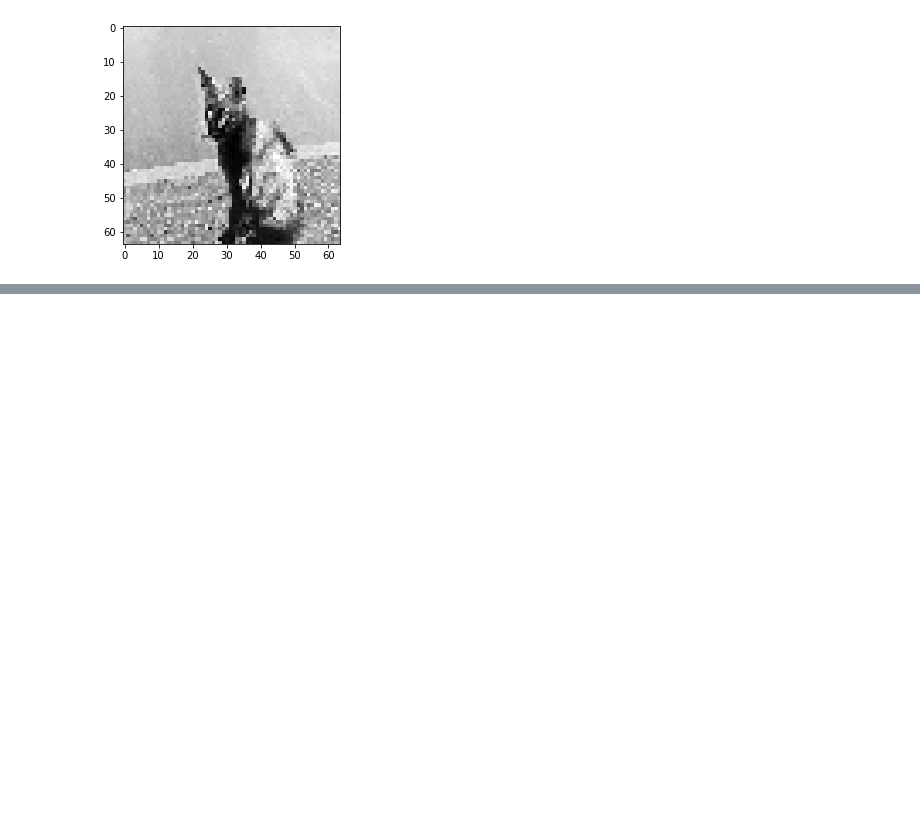
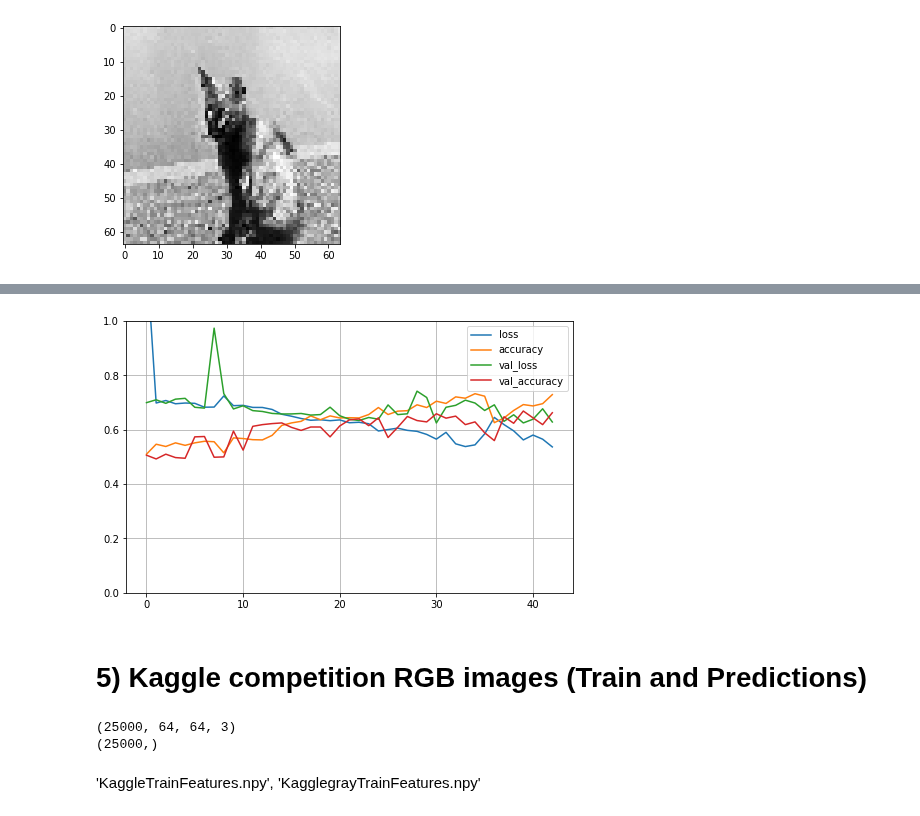
Before and after one commit to bblank70/MSDS422, a Jupyter notebook: Assignment7-DogsAndCats2.ipynb, the cells around one changed output, grey strips where cells are left out. Saved outputs shown, nothing was run; the diff lists cells and outputs as text; code cells hidden in the pictures; blank space fills up the shorter version.

```diff
--- a/Assignment7-DogsAndCats2.ipynb
+++ b/Assignment7-DogsAndCats2.ipynb
@@ -278,0 +316,23 @@ trainX, valX, trainy, valy
+# %%
+gray_model = keras.models.Sequential()
+#input convolutional layer
+gray_model.add(keras.layers.Conv2D(16, (8, 8),4, activation='relu',
+    padding='same', input_shape=(64, 64, 1)))
+gray_model.add(keras.layers.MaxPooling2D((2, 2)))
+
+#second convolutional and pooling layer with dropout
+gray_model.add(keras.layers.Conv2D(64, (3, 3),1, activation='relu',  padding='same',))
+gray_model.add(keras.layers.MaxPooling2D((2, 2)))
+gray_model.add(keras.layers.Dropout(0.5))
+
+#third convolutional layer with dropout
+gray_model.add(keras.layers.Conv2D(128, (3, 3),1, activation='relu',  padding='same',))
+gray_model.add(keras.layers.MaxPooling2D((2, 2)))
+gray_model.add(keras.layers.Dropout(0.5))
+
+#flatten and fully connected layer
+gray_model.add(keras.layers.Flatten())
+gray_model.add(keras.layers.Dense(128, activation='relu'))
+gray_model.add(keras.layers.Dropout(0.5))
+#output layer, binary response
+gray_model.add(keras.layers.Dense(1, activation='tanh'))
@@ -278,0 +343,6 @@ trainX, valX, trainy, valy
+# %%
+opt = tf.keras.optimizers.Adam(lr=0.000000001,  beta_1= 0.1)
+
+gray_model.compile(optimizer='adam',
+              loss='binary_crossentropy',
+              metrics=['accuracy'])
@@ -309,0 +384,3 @@ plt.show()
+# %%
+gray_history = gray_model.fit(gray_trainX, gray_trainy, epochs=100, callbacks=my_callbacks,
+                    validation_data=(gray_valX, gray_valy))
@@ -309,0 +405,20 @@ plt.show()
+# %%
+pd.DataFrame(gray_history.history).plot(figsize=(8,5))
+plt.grid(True)
+plt.gca().set_ylim(0,1)
+plt.show()
+# %% [output]
+[figure, added]
+# %% [markdown]
+# 5) Kaggle competition RGB images (Train and Predictions)
+# %%
+photos = np.load('KaggleTrainFeatures.npy')
+labels = np.load('KaggleTainLabels.npy')
+
+print(photos.shape)
+print(labels.shape)
+# %% [output]
+(25000, 64, 64, 3)
+(25000,)
+# %% [markdown]
+'KaggleTrainFeatures.npy', 'KagglegrayTrainFeatures.npy'
```
Also changed, not shown: parts of 35 cells of this notebook.
